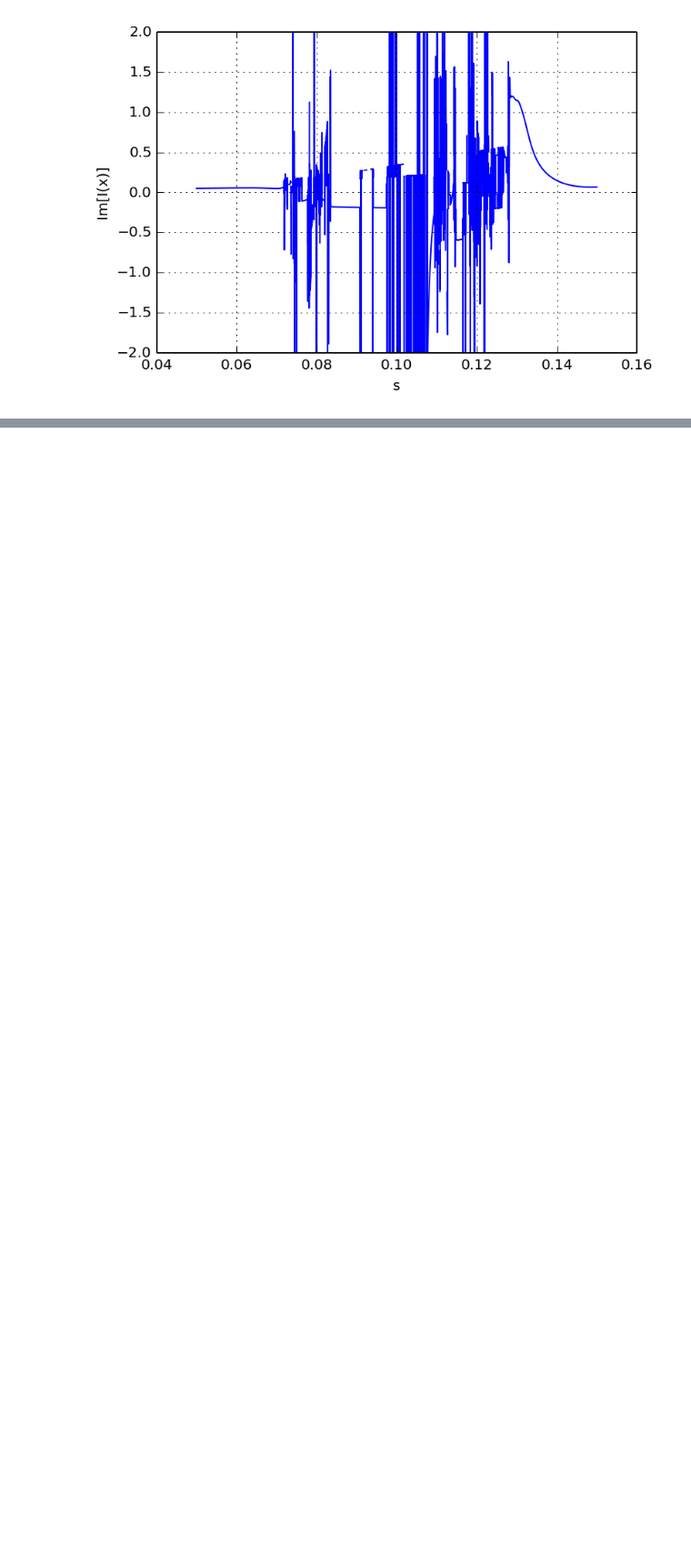
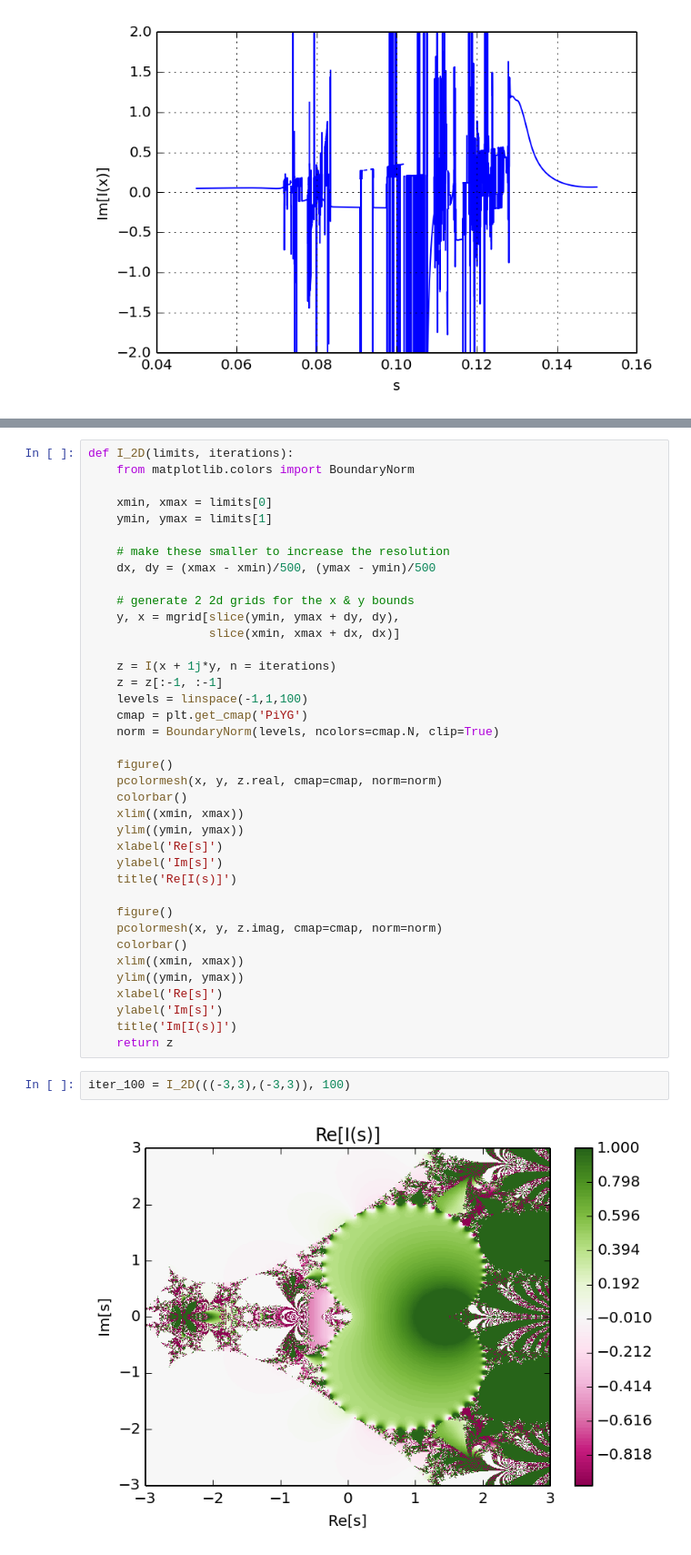
Before and after one commit to egmont7/Small, a Jupyter notebook: Imagination.ipynb, the cells around one changed output, grey strips where cells are left out. Shown at 91% size. Cells and saved outputs as stored; diff of their text form; blank space fills up the shorter version.

```diff
--- a/Imagination.ipynb
+++ b/Imagination.ipynb
@@ -215,0 +223,42 @@ If anyone more mathematically inclined sees this and has an explaination, I woul
+# %%
+def I_2D(limits, iterations):
+    from matplotlib.colors import BoundaryNorm
+
+    xmin, xmax = limits[0]
+    ymin, ymax = limits[1]
+
+    # make these smaller to increase the resolution
+    dx, dy = (xmax - xmin)/500, (ymax - ymin)/500
+
+    # generate 2 2d grids for the x & y bounds
+    y, x = mgrid[slice(ymin, ymax + dy, dy),
+                 slice(xmin, xmax + dx, dx)]
+
+    z = I(x + 1j*y, n = iterations)
+    z = z[:-1, :-1]
+    levels = linspace(-1,1,100)
+    cmap = plt.get_cmap('PiYG')
+    norm = BoundaryNorm(levels, ncolors=cmap.N, clip=True)
+
+    figure()
+    pcolormesh(x, y, z.real, cmap=cmap, norm=norm)
+    colorbar()
+    xlim((xmin, xmax))
+    ylim((ymin, ymax))
+    xlabel('Re[s]')
+    ylabel('Im[s]')
+    title('Re[I(s)]')
+
+    figure()
+    pcolormesh(x, y, z.imag, cmap=cmap, norm=norm)
+    colorbar()
+    xlim((xmin, xmax))
+    ylim((ymin, ymax))
+    xlabel('Re[s]')
+    ylabel('Im[s]')
+    title('Im[I(s)]')
+    return z
+# %%
+iter_100 = I_2D(((-3,3),(-3,3)), 100)
+# %% [output]
+[figure, added]
```
Also changed, not shown: parts of 12 cells of this notebook.
